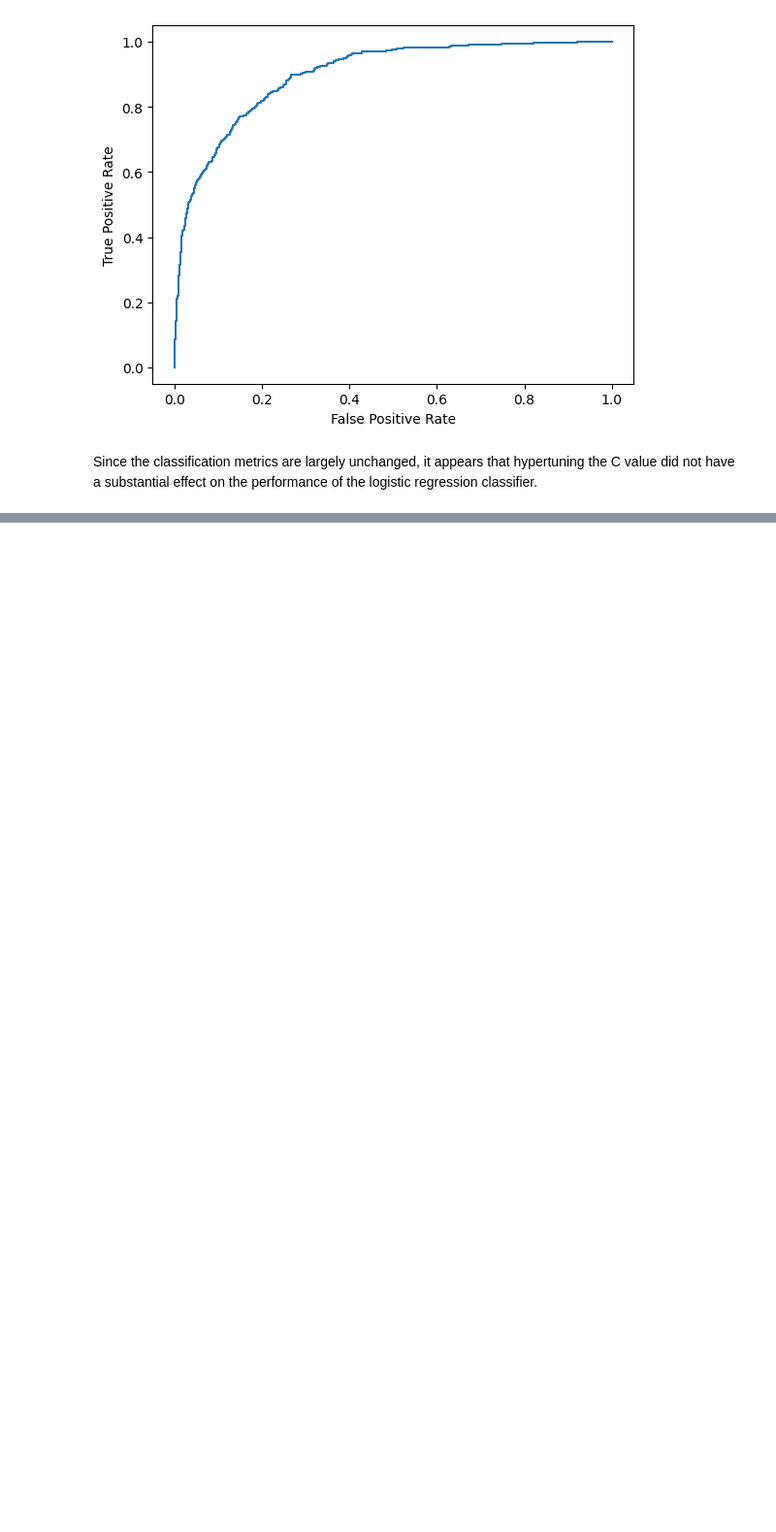
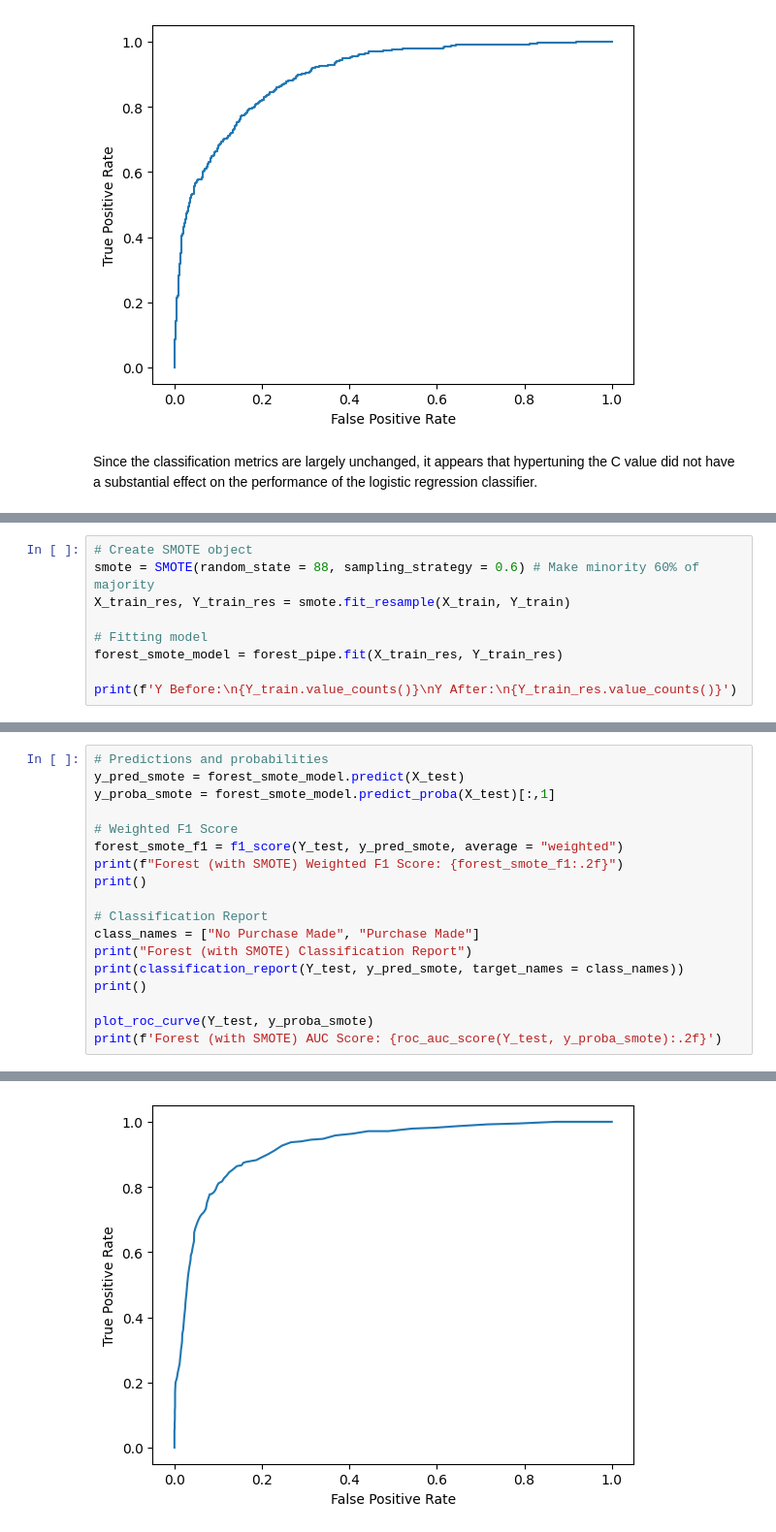
Before and after one commit to jacksonSmall/Shopper-Behavior-Analysis, a Jupyter notebook: model_tuning.ipynb, the cells around one changed output, grey strips where cells are left out. Shown at 97% size. Drawn from its saved outputs; the diff is of its cells as text; blank space fills up the shorter version.

```diff
--- a/model_tuning.ipynb
+++ b/model_tuning.ipynb
@@ -437,0 +510,9 @@ Since the classification metrics are largely unchanged, it appears that hypertun
+# %%
+# Create SMOTE object
+smote = SMOTE(random_state = 88, sampling_strategy = 0.6) # Make minority 60% of majority
+X_train_res, Y_train_res = smote.fit_resample(X_train, Y_train)
+
+# Fitting model
+forest_smote_model = forest_pipe.fit(X_train_res, Y_train_res)
+
+print(f'Y Before:\n{Y_train.value_counts()}\nY After:\n{Y_train_res.value_counts()}')
@@ -437,0 +530,19 @@ Since the classification metrics are largely unchanged, it appears that hypertun
+# %%
+# Predictions and probabilities
+y_pred_smote = forest_smote_model.predict(X_test)
+y_proba_smote = forest_smote_model.predict_proba(X_test)[:,1]
+
+# Weighted F1 Score
+forest_smote_f1 = f1_score(Y_test, y_pred_smote, average = "weighted")
+print(f"Forest (with SMOTE) Weighted F1 Score: {forest_smote_f1:.2f}")
+print()
+
+# Classification Report
+class_names = ["No Purchase Made", "Purchase Made"]
+print("Forest (with SMOTE) Classification Report")
+print(classification_report(Y_test, y_pred_smote, target_names = class_names))
+print()
+
+plot_roc_curve(Y_test, y_proba_smote)
+print(f'Forest (with SMOTE) AUC Score: {roc_auc_score(Y_test, y_proba_smote):.2f}')
+# %% [output]
@@ -437,0 +563 @@ Since the classification metrics are largely unchanged, it appears that hypertun
+[figure, added]
```
Also changed, not shown: parts of 18 cells of this notebook, 1 other file.
